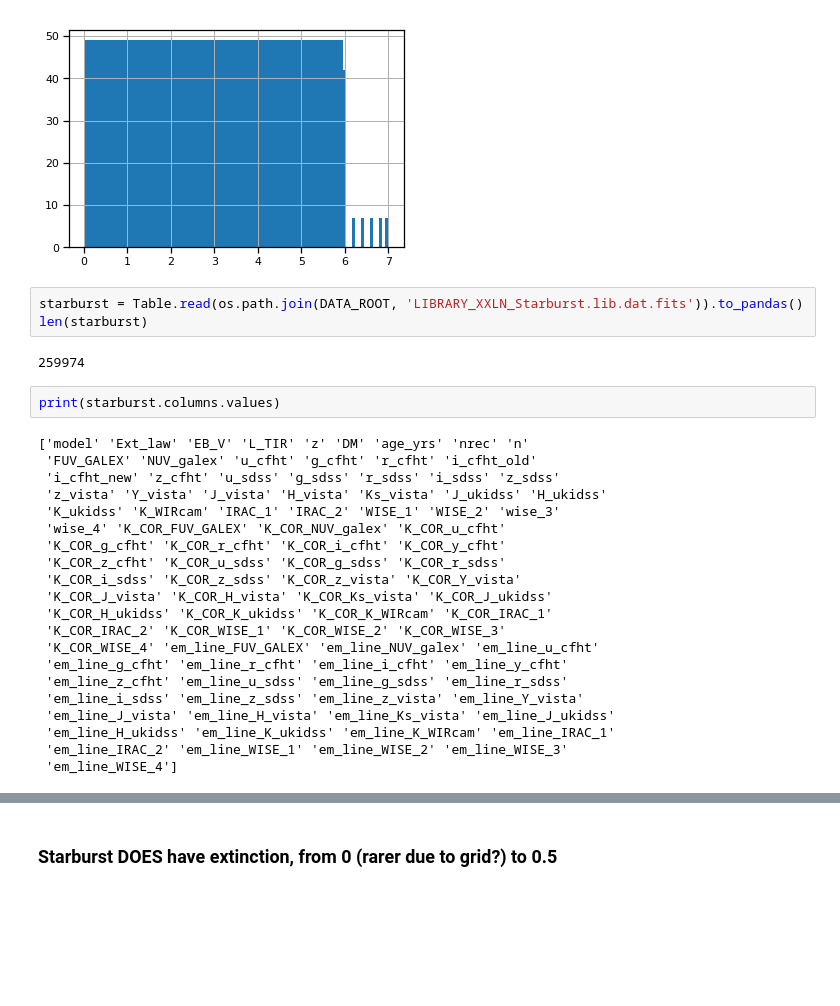
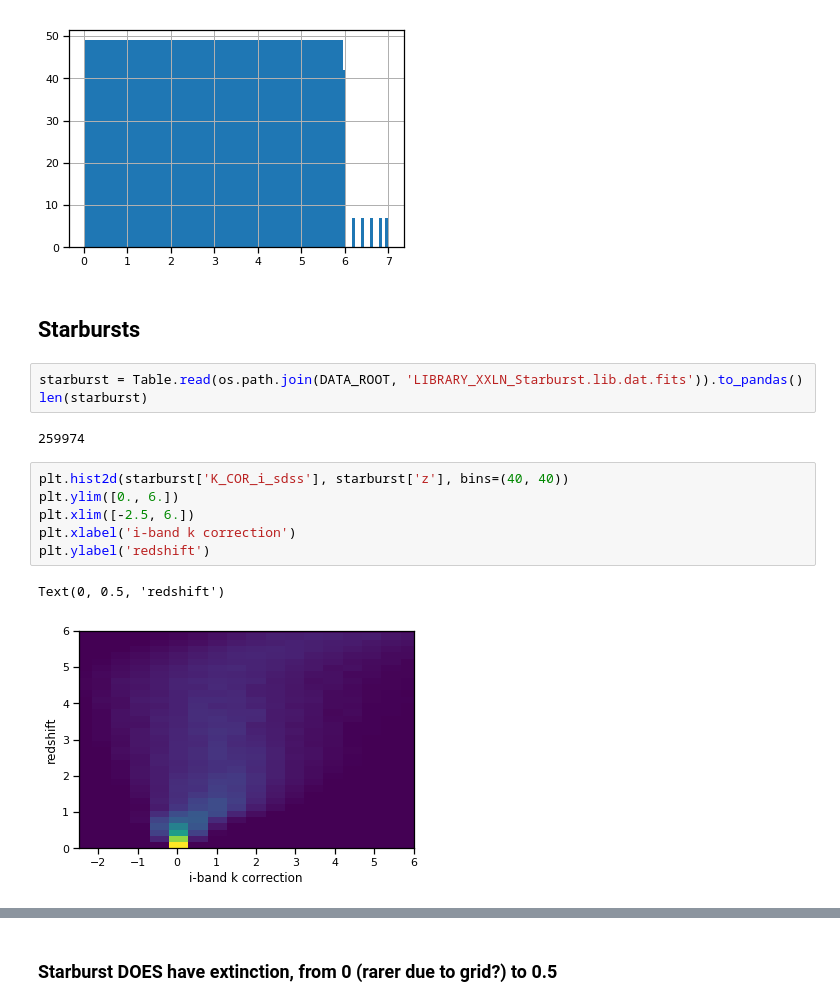
Before and after one commit to mwalmsley/agnfinder, a Jupyter notebook: notebooks/template_exploration.ipynb, the cells around one changed output, grey strips where cells are left out. Cells and saved outputs as stored; diff of their text form; blank space fills up the shorter version.

Commit message:
- Finish exploration of CPZ data - Implement linear interpolation of model grid (z and EB_V)

```diff
--- a/notebooks/template_exploration.ipynb
+++ b/notebooks/template_exploration.ipynb
@@ -108,31 +134,19 @@ ellipticals['z'].hist(bins=100)
 # %% [output]
 <matplotlib.axes._subplots.AxesSubplot at 0x...>
 [figure]
+# %% [markdown]
+## Starbursts
 # %%
 starburst = Table.read(os.path.join(DATA_ROOT, 'LIBRARY_XXLN_Starburst.lib.dat.fits')).to_pandas()
 len(starburst)
 # %% [output]
 259974
-# %%
-print(starburst.columns.values)
-# %% [output]
-['model' 'Ext_law' 'EB_V' 'L_TIR' 'z' 'DM' 'age_yrs' 'nrec' 'n'
- 'FUV_GALEX' 'NUV_galex' 'u_cfht' 'g_cfht' 'r_cfht' 'i_cfht_old'
- 'i_cfht_new' 'z_cfht' 'u_sdss' 'g_sdss' 'r_sdss' 'i_sdss' 'z_sdss'
- 'z_vista' 'Y_vista' 'J_vista' 'H_vista' 'Ks_vista' 'J_ukidss' 'H_ukidss'
- 'K_ukidss' 'K_WIRcam' 'IRAC_1' 'IRAC_2' 'WISE_1' 'WISE_2' 'wise_3'
- 'wise_4' 'K_COR_FUV_GALEX' 'K_COR_NUV_galex' 'K_COR_u_cfht'
- 'K_COR_g_cfht' 'K_COR_r_cfht' 'K_COR_i_cfht' 'K_COR_y_cfht'
- 'K_COR_z_cfht' 'K_COR_u_sdss' 'K_COR_g_sdss' 'K_COR_r_sdss'
- 'K_COR_i_sdss' 'K_COR_z_sdss' 'K_COR_z_vista' 'K_COR_Y_vista'
- 'K_COR_J_vista' 'K_COR_H_vista' 'K_COR_Ks_vista' 'K_COR_J_ukidss'
- 'K_COR_H_ukidss' 'K_COR_K_ukidss' 'K_COR_K_WIRcam' 'K_COR_IRAC_1'
- 'K_COR_IRAC_2' 'K_COR_WISE_1' 'K_COR_WISE_2' 'K_COR_WISE_3'
- 'K_COR_WISE_4' 'em_line_FUV_GALEX' 'em_line_NUV_galex' 'em_line_u_cfht'
- 'em_line_g_cfht' 'em_line_r_cfht' 'em_line_i_cfht' 'em_line_y_cfht'
- 'em_line_z_cfht' 'em_line_u_sdss' 'em_line_g_sdss' 'em_line_r_sdss'
- 'em_line_i_sdss' 'em_line_z_sdss' 'em_line_z_vista' 'em_line_Y_vista'
- 'em_line_J_vista' 'em_line_H_vista' 'em_line_Ks_vista' 'em_line_J_ukidss'
- 'em_line_H_ukidss' 'em_line_K_ukidss' 'em_line_K_WIRcam' 'em_line_IRAC_1'
- 'em_line_IRAC_2' 'em_line_WISE_1' 'em_line_WISE_2' 'em_line_WISE_3'
- 'em_line_WISE_4']
+# %%
+plt.hist2d(starburst['K_COR_i_sdss'], starburst['z'], bins=(40, 40))
+plt.ylim([0., 6.])
+plt.xlim([-2.5, 6.])
+plt.xlabel('i-band k correction')
+plt.ylabel('redshift')
+# %% [output]
+Text(0, 0.5, 'redshift')
+[figure, added]
```
Also changed, not shown: parts of 17 cells of this notebook, 6 other files.
